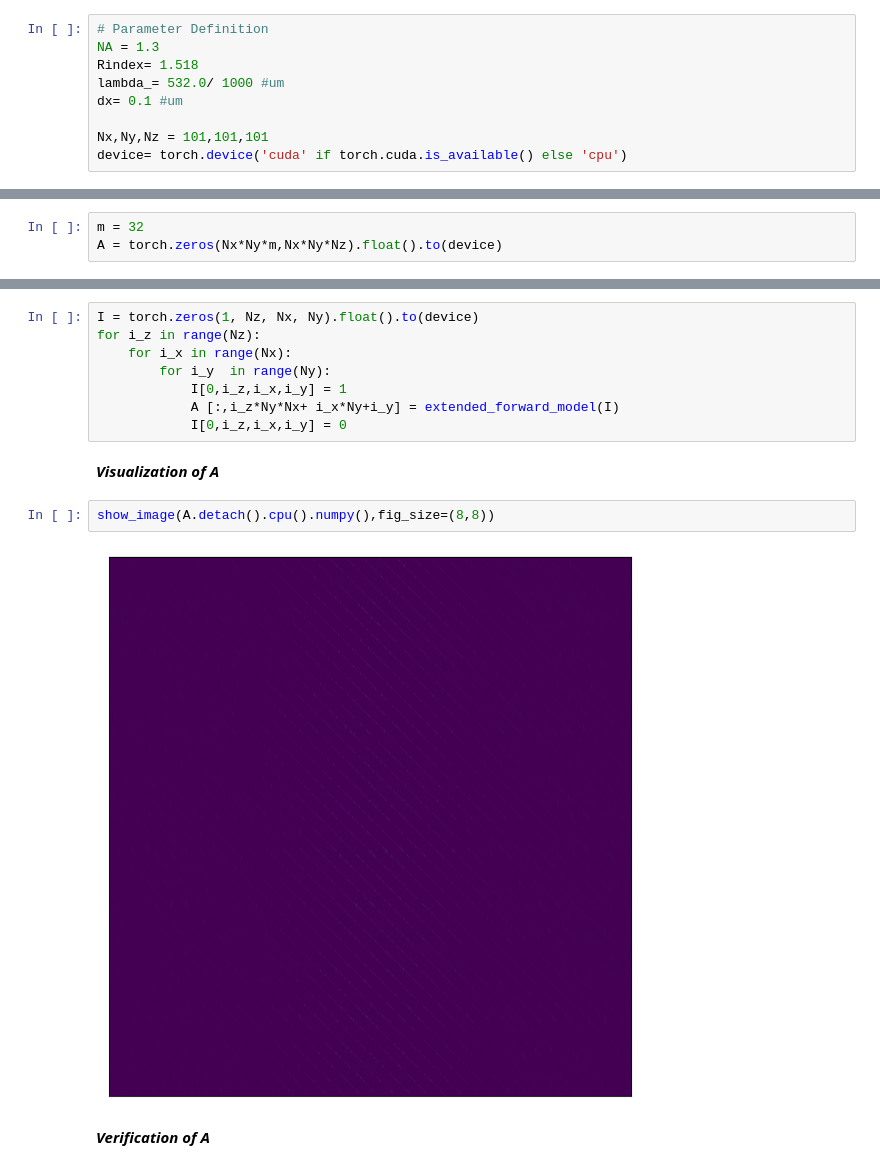
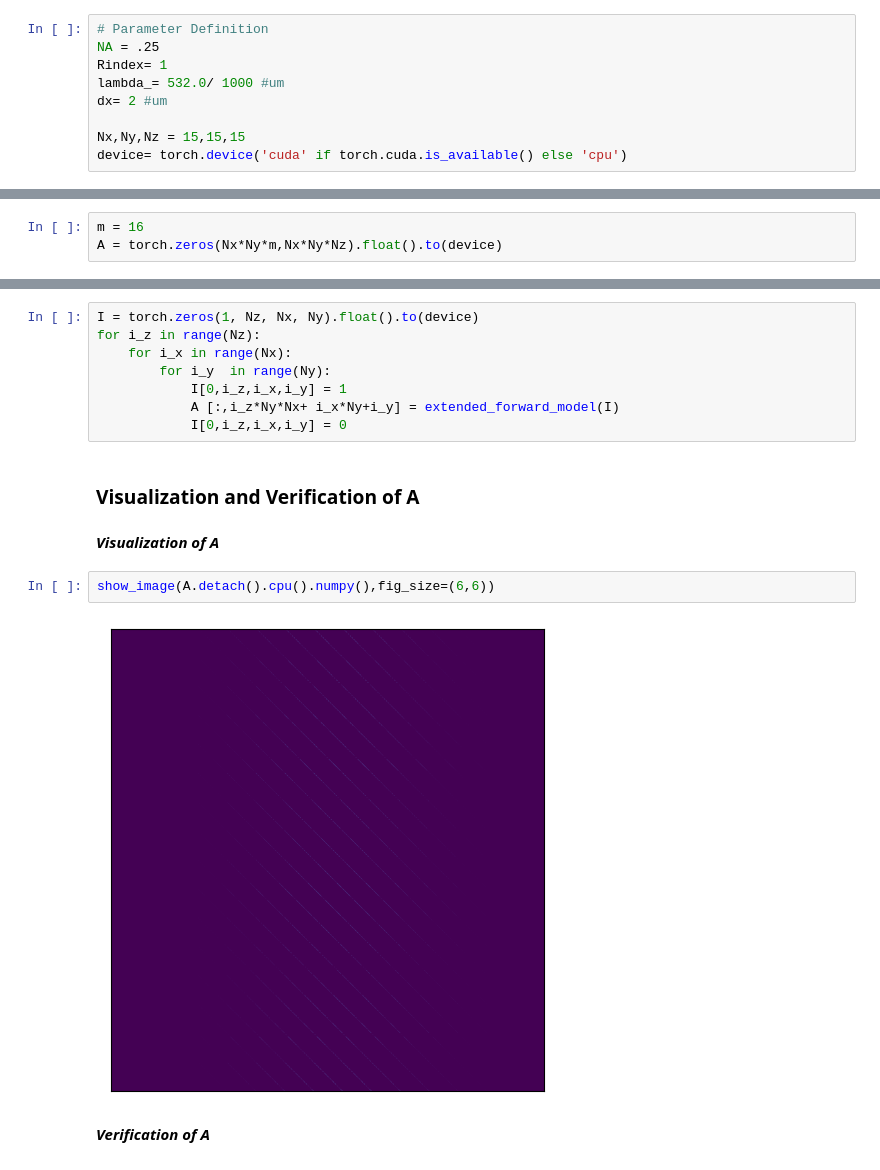
Before and after one commit to sanjith1999/FRIS, a Jupyter notebook: forward_model/forward_model.ipynb, the cells around one changed output, grey strips where cells are left out. Drawn from its saved outputs; the diff is of its cells as text.

```diff
--- a/forward_model/forward_model.ipynb
+++ b/forward_model/forward_model.ipynb
@@ -187,12 +202,12 @@ class psf_model(nn.Module):
 ### Parameters
 # %%
 # Parameter Definition
-NA = 1.3
-Rindex= 1.518
+NA = .25
+Rindex= 1
 lambda_= 532.0/ 1000 #um
-dx= 0.1 #um
+dx= 2 #um
 
-Nx,Ny,Nz = 101,101,101
+Nx,Ny,Nz = 15,15,15
 device= torch.device('cuda' if torch.cuda.is_available() else 'cpu')
 # %%
 # INITIALIZATION
@@ -368,7 +409,7 @@ _=forward_model(random_cube,Ht_2D,2)
 # %% [markdown]
 $$Y_{\tiny N_x\cdot N_y\cdot m\times1} = A_{\tiny N_x\cdot N_y\cdot m\times N_x\cdot N_y\cdot N_z}\cdot X_{\tiny N_x\cdot N_y\cdot N_z\times 1}$$
 # %%
-m = 32
+m = 16
 A = torch.zeros(Nx*Ny*m,Nx*Ny*Nz).float().to(device)
 # %%
 # Lets Fix Ht ~ # = m
@@ -399,12 +443,14 @@ for i_z in range(Nz):
             I[0,i_z,i_x,i_y] = 1
             A [:,i_z*Ny*Nx+ i_x*Ny+i_y] = extended_forward_model(I)
             I[0,i_z,i_x,i_y] = 0
+# %% [markdown]
+### Visualization and Verification of A
 # %% [markdown]
 ***Visualization of A***
 # %%
-show_image(A.detach().cpu().numpy(),fig_size=(8,8))
+show_image(A.detach().cpu().numpy(),fig_size=(6,6))
 # %% [output]
-[figure, old version]
+[figure, new version]
 # %% [markdown]
 ***Verification of A***
 # %%
```
Also changed, not shown: parts of 19 cells of this notebook.
